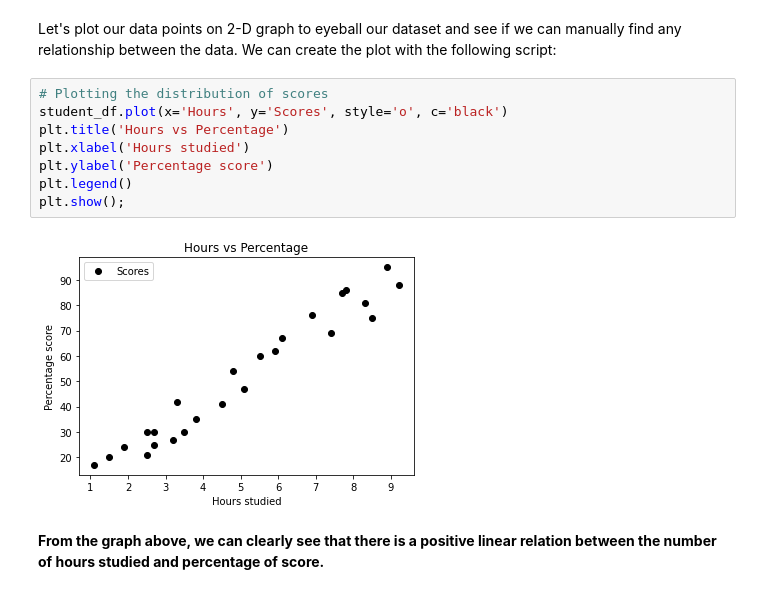
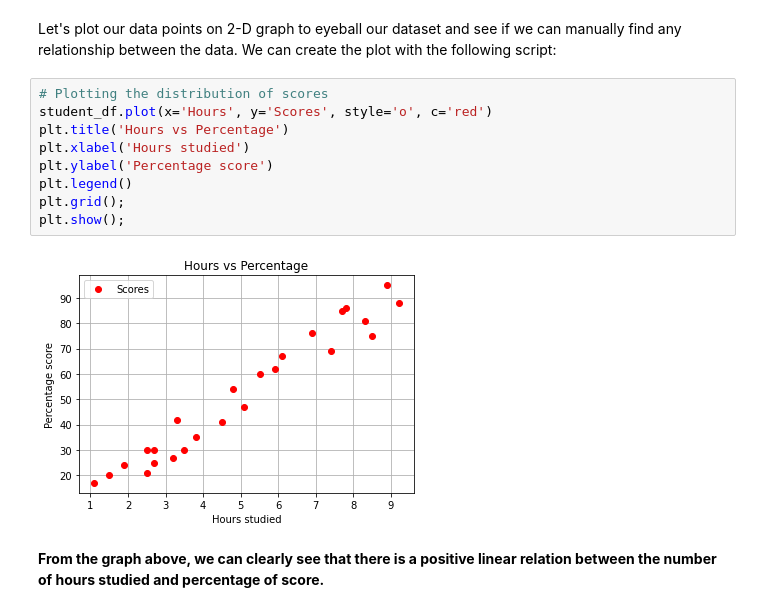
Before and after one commit to RohanDinesh/Score_prediction, a Jupyter notebook: task1_Linear Regression.ipynb, the cells around one changed output. Saved outputs shown, nothing was run; the diff lists cells and outputs as text.

```diff
--- a/task1_Linear Regression.ipynb
+++ b/task1_Linear Regression.ipynb
@@ -69,14 +69,15 @@ memory usage: 528.0 bytes
 Let's plot our data points on 2-D graph to eyeball our dataset and see if we can manually find any relationship between the data. We can create the plot with the following script:
 # %%
 # Plotting the distribution of scores
-student_df.plot(x='Hours', y='Scores', style='o', c='black')
+student_df.plot(x='Hours', y='Scores', style='o', c='red')
 plt.title('Hours vs Percentage')
 plt.xlabel('Hours studied')
 plt.ylabel('Percentage score')
 plt.legend()
+plt.grid();
 plt.show();
 # %% [output]
-[figure, old version]
+[figure, new version]
 # %% [markdown]
 **From the graph above, we can clearly see that there is a positive linear relation between the number of hours studied and percentage of score.**
 # %% [markdown]
```
Also changed, not shown: parts of 2 cells of this notebook, 1 other file.
